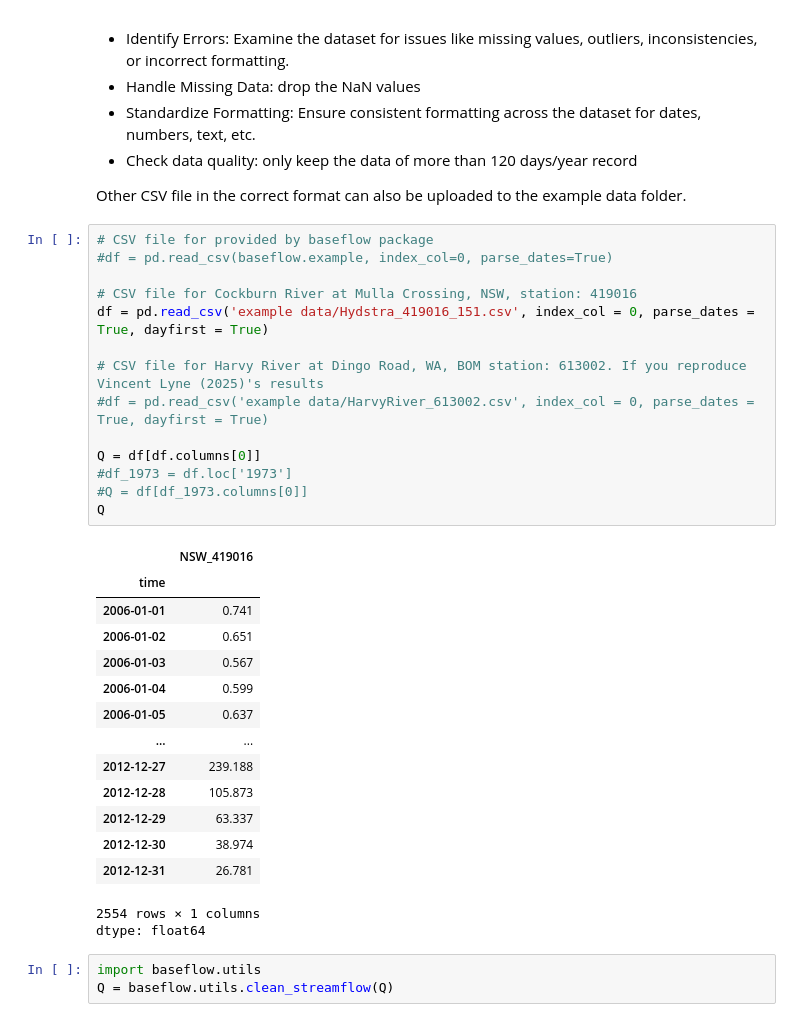
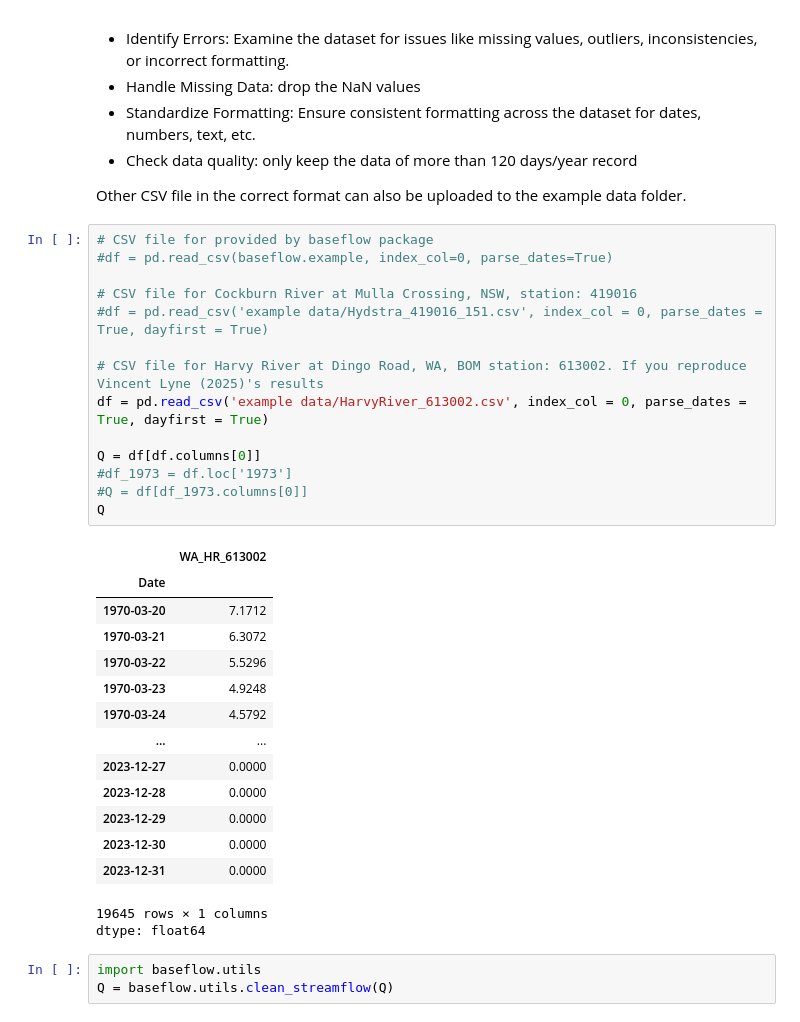
Before and after one commit to ssharifazari/AutoVL, a Jupyter notebook: AutoVL.ipynb, the cells around one changed output. Saved outputs shown, nothing was run; the diff lists cells and outputs as text.

```diff
--- a/AutoVL.ipynb
+++ b/AutoVL.ipynb
@@ -207,32 +205,32 @@ Other CSV file in the correct format can also be uploaded to the example data fo
 # %%
 # CSV file for provided by baseflow package
 #df = pd.read_csv(baseflow.example, index_col=0, parse_dates=True)
 
 # CSV file for Cockburn River at Mulla Crossing, NSW, station: 419016
-df = pd.read_csv('example data/Hydstra_419016_151.csv', index_col = 0, parse_dates = True, dayfirst = True)
+#df = pd.read_csv('example data/Hydstra_419016_151.csv', index_col = 0, parse_dates = True, dayfirst = True)
 
 # CSV file for Harvy River at Dingo Road, WA, BOM station: 613002. If you reproduce Vincent Lyne (2025)'s results
-#df = pd.read_csv('example data/HarvyRiver_613002.csv', index_col = 0, parse_dates = True, dayfirst = True)
+df = pd.read_csv('example data/HarvyRiver_613002.csv', index_col = 0, parse_dates = True, dayfirst = True)
 
 Q = df[df.columns[0]]
 #df_1973 = df.loc['1973']
 #Q = df[df_1973.columns[0]]
 Q
 # %% [output]
-|  | NSW_419016 |
-| time |  |
-| 2006-01-01 | 0.741 |
-| 2006-01-02 | 0.651 |
-| 2006-01-03 | 0.567 |
-| 2006-01-04 | 0.599 |
-| 2006-01-05 | 0.637 |
+|  | WA_HR_613002 |
+| Date |  |
+| 1970-03-20 | 7.1712 |
+| 1970-03-21 | 6.3072 |
+| 1970-03-22 | 5.5296 |
+| 1970-03-23 | 4.9248 |
+| 1970-03-24 | 4.5792 |
 | ... | ... |
-| 2012-12-27 | 239.188 |
-| 2012-12-28 | 105.873 |
-| 2012-12-29 | 63.337 |
-| 2012-12-30 | 38.974 |
-| 2012-12-31 | 26.781 |
+| 2023-12-27 | 0.0000 |
+| 2023-12-28 | 0.0000 |
+| 2023-12-29 | 0.0000 |
+| 2023-12-30 | 0.0000 |
+| 2023-12-31 | 0.0000 |
-2554 rows × 1 columns
+19645 rows × 1 columns
 dtype: float64
 # %%
 import baseflow.utils
```
Also changed, not shown: parts of 5 cells of this notebook, 1 other file.
